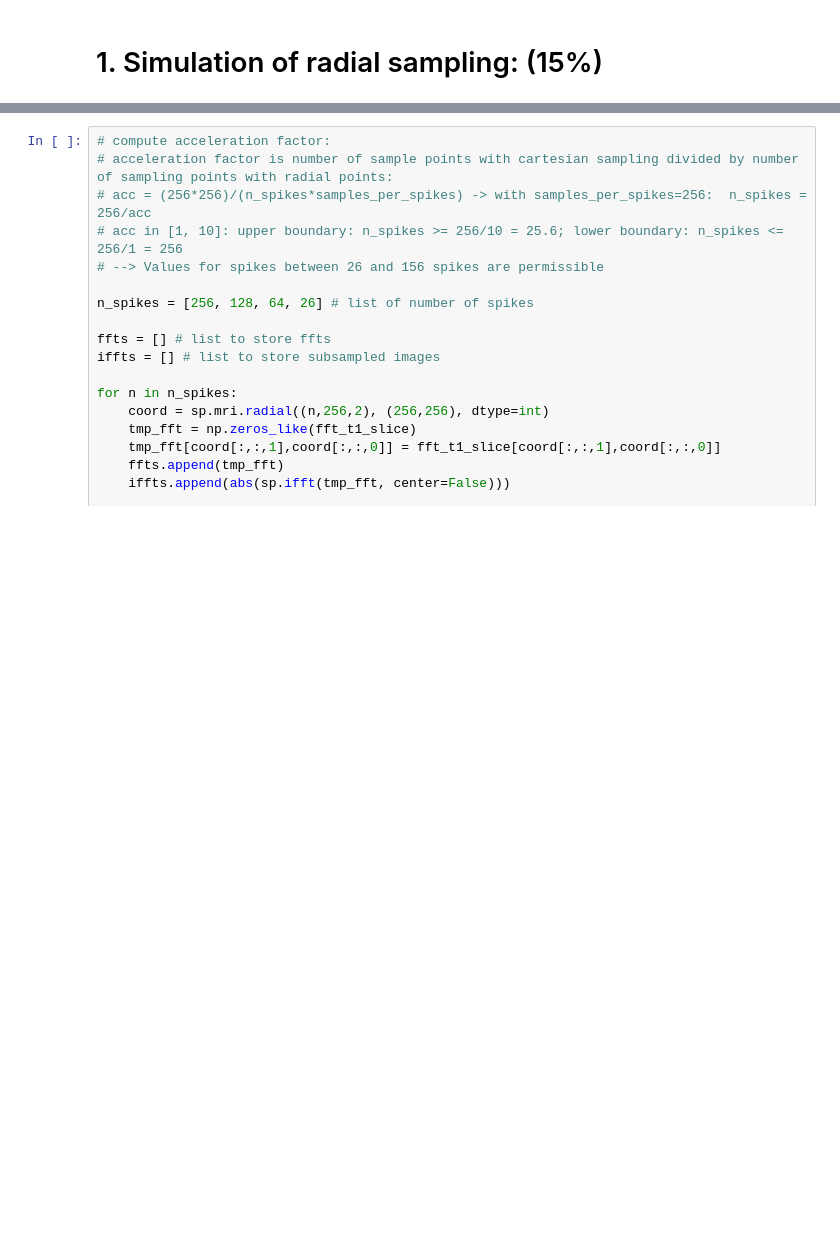
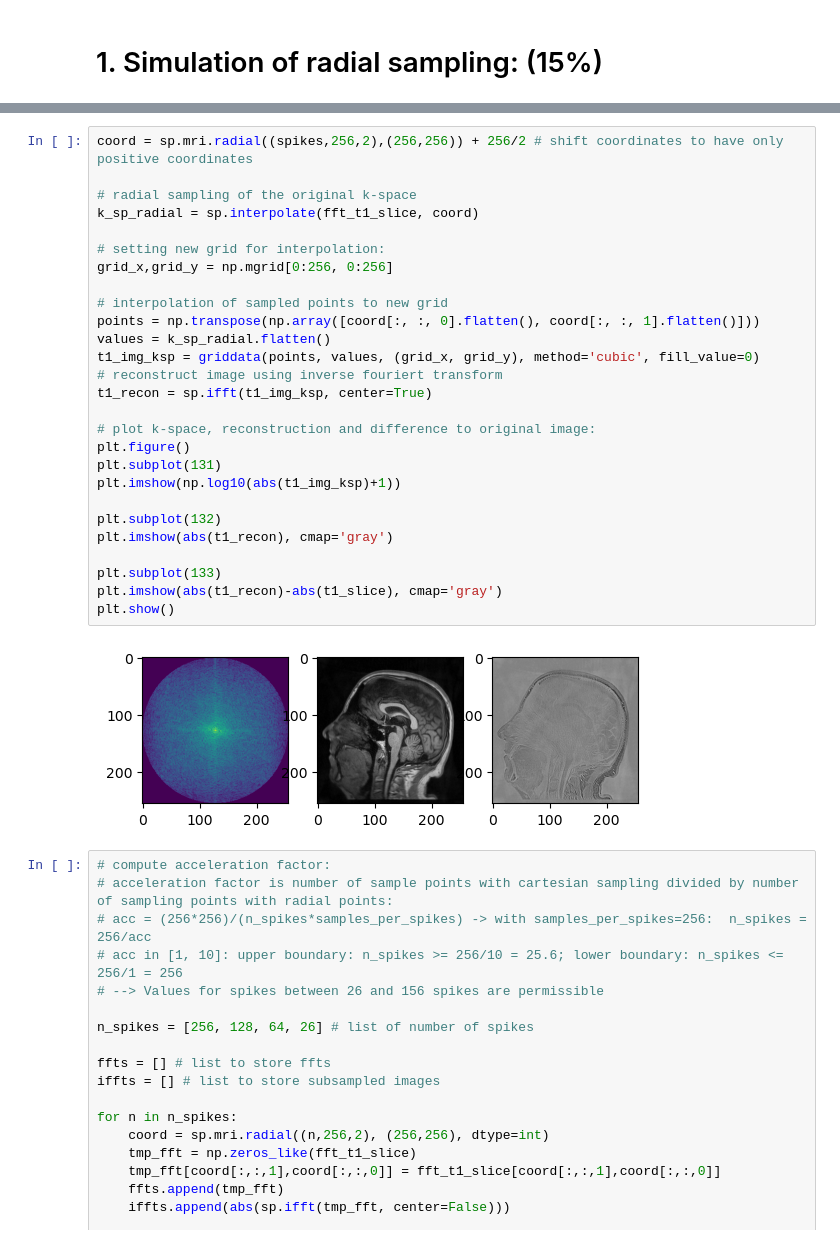
Before and after one commit to lassestahnke/HL2027_recon, a Jupyter notebook: HL2027_project_1.ipynb, the cells around one changed output, grey strips where cells are left out. Drawn from its saved outputs; the diff is of its cells as text; blank space fills up the shorter version.

```diff
--- a/HL2027_project_1.ipynb
+++ b/HL2027_project_1.ipynb
@@ -111,3 +42,32 @@ print(np.mean(abs(t1_slice - abs(new_ifft))))
+# %%
+coord = sp.mri.radial((spikes,256,2),(256,256)) + 256/2 # shift coordinates to have only positive coordinates
+
+# radial sampling of the original k-space
+k_sp_radial = sp.interpolate(fft_t1_slice, coord)
+
+# setting new grid for interpolation:
+grid_x,grid_y = np.mgrid[0:256, 0:256]
+
+# interpolation of sampled points to new grid
+points = np.transpose(np.array([coord[:, :, 0].flatten(), coord[:, :, 1].flatten()]))
+values = k_sp_radial.flatten()
+t1_img_ksp = griddata(points, values, (grid_x, grid_y), method='cubic', fill_value=0)
+# reconstruct image using inverse fouriert transform
+t1_recon = sp.ifft(t1_img_ksp, center=True)
+
+# plot k-space, reconstruction and difference to original image:
+plt.figure()
+plt.subplot(131)
+plt.imshow(np.log10(abs(t1_img_ksp)+1))
+
+plt.subplot(132)
+plt.imshow(abs(t1_recon), cmap='gray')
+
+plt.subplot(133)
+plt.imshow(abs(t1_recon)-abs(t1_slice), cmap='gray')
+plt.show()
+# %% [output]
+[figure, added]
 # %%
 # compute acceleration factor:
 # acceleration factor is number of sample points with cartesian sampling divided by number of sampling points with radial points:
```
Also changed, not shown: parts of 6 cells of this notebook.
